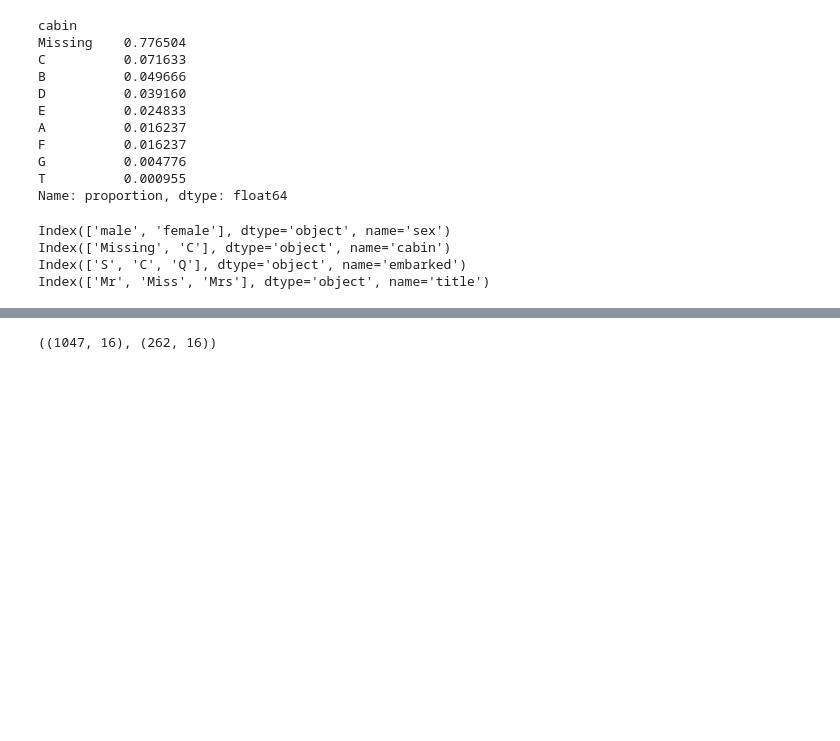
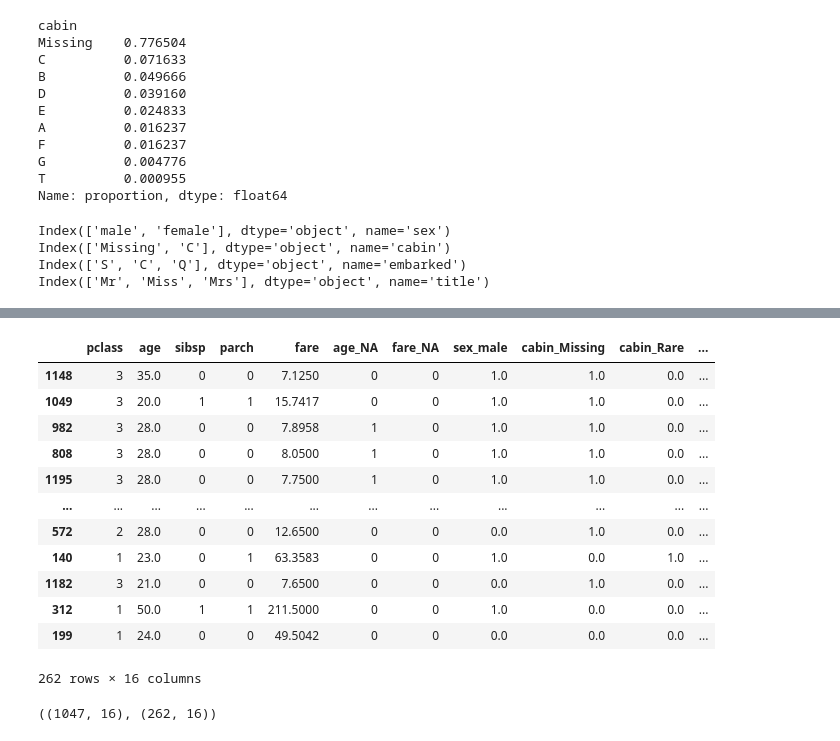
Before and after one commit to larrydinh/DataMining, a Jupyter notebook: Exercise_3_4_ExampleDataMiningPipeline.ipynb, the cells around one changed output, grey strips where cells are left out. Saved outputs shown, nothing was run; the diff lists cells and outputs as text; code cells hidden in the pictures; blank space fills up the shorter version.

```diff
--- a/Exercise_3_4_ExampleDataMiningPipeline.ipynb
+++ b/Exercise_3_4_ExampleDataMiningPipeline.ipynb
@@ -565,9 +606,29 @@ X_test_enc_cat.head()
 # %%
 # Drop original categorical columns
 # your code here
+X_train_no_categorical = X_train.drop(columns = catergorical_col)
+X_test_no_categorical = X_test.drop(columns= catergorical_col)
 # %%
 # replace the categorical variables with the encoded ones
 # your code here
+X_train = pd.concat([X_train_no_categorical, X_train_encoded_cat],axis = 1)
+X_train
+X_test = pd.concat([X_test_no_categorical,X_test_encoded_cat],axis = 1)
+X_test
+# %% [output]
+|  | pclass | age | sibsp | parch | fare | age_NA | fare_NA | sex_male | cabin_Missing | cabin_Rare | ... |
+| 1148 | 3 | 35.0 | 0 | 0 | 7.1250 | 0 | 0 | 1.0 | 1.0 | 0.0 | ... |
+| 1049 | 3 | 20.0 | 1 | 1 | 15.7417 | 0 | 0 | 1.0 | 1.0 | 0.0 | ... |
+| 982 | 3 | 28.0 | 0 | 0 | 7.8958 | 1 | 0 | 1.0 | 1.0 | 0.0 | ... |
+| 808 | 3 | 28.0 | 0 | 0 | 8.0500 | 1 | 0 | 1.0 | 1.0 | 0.0 | ... |
+| 1195 | 3 | 28.0 | 0 | 0 | 7.7500 | 1 | 0 | 1.0 | 1.0 | 0.0 | ... |
+| ... | ... | ... | ... | ... | ... | ... | ... | ... | ... | ... | ... |
+| 572 | 2 | 28.0 | 0 | 0 | 12.6500 | 0 | 0 | 0.0 | 1.0 | 0.0 | ... |
+| 140 | 1 | 23.0 | 0 | 1 | 63.3583 | 0 | 0 | 1.0 | 0.0 | 1.0 | ... |
+| 1182 | 3 | 21.0 | 0 | 0 | 7.6500 | 0 | 0 | 0.0 | 1.0 | 0.0 | ... |
+| 312 | 1 | 50.0 | 1 | 1 | 211.5000 | 0 | 0 | 1.0 | 0.0 | 0.0 | ... |
+| 199 | 1 | 24.0 | 0 | 0 | 49.5042 | 0 | 0 | 0.0 | 0.0 | 0.0 | ... |
+262 rows × 16 columns
 # %%
 # Check result
 X_train.shape, X_test.shape
```
Also changed, not shown: parts of 17 cells of this notebook.
